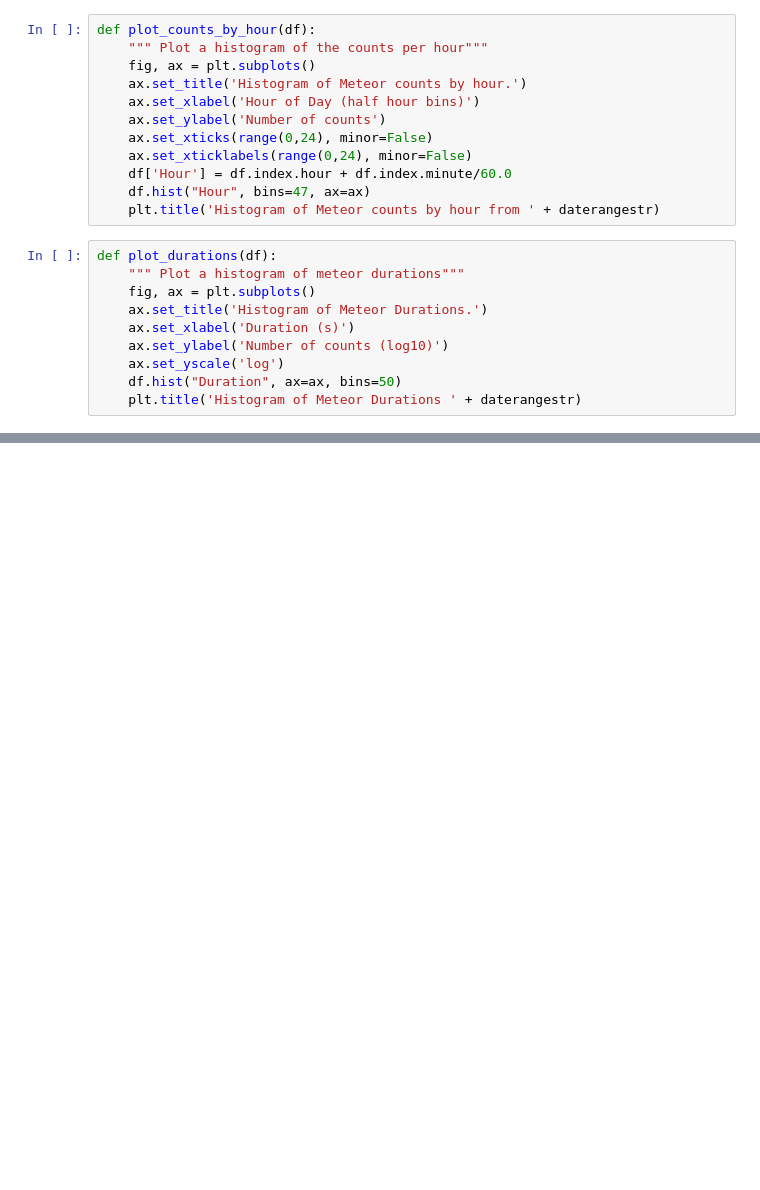
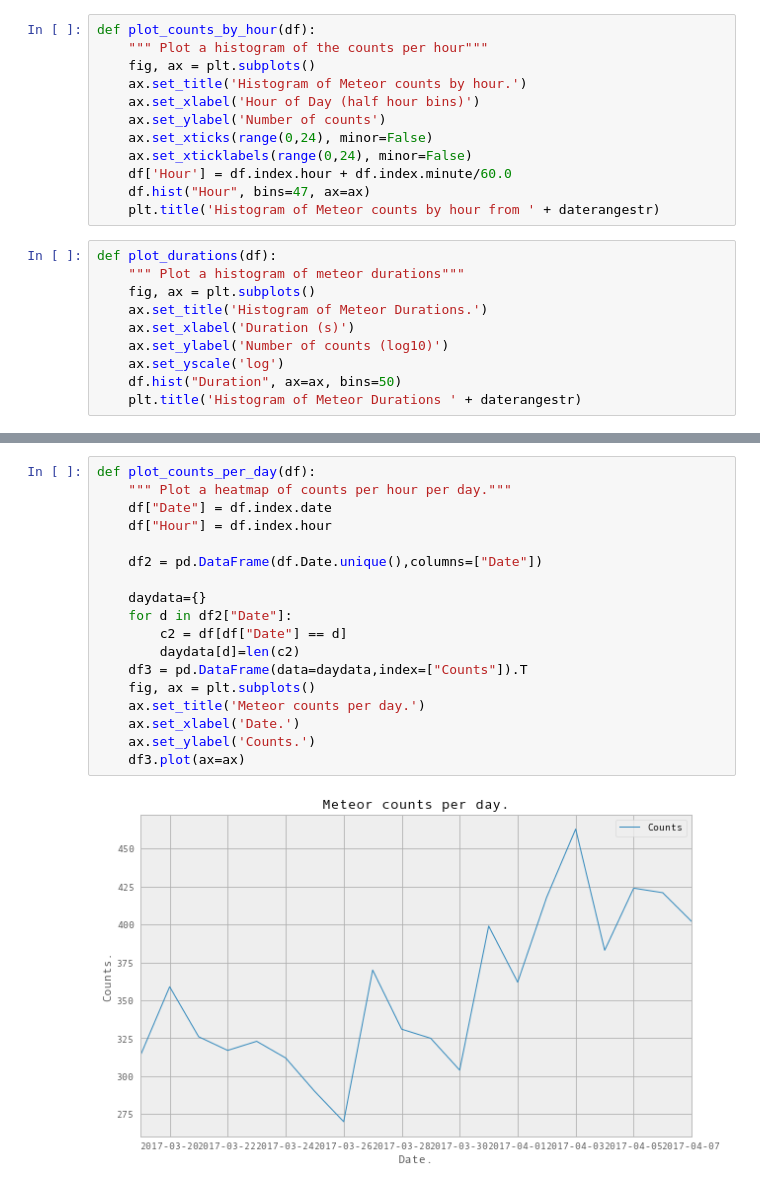
Before and after one commit to albertw/astronomy-notebooks, a Jupyter notebook: Meteor Data Processing.ipynb, the cells around one changed output, grey strips where cells are left out. Drawn from its saved outputs; the diff is of its cells as text; blank space fills up the shorter version.

Commit message:
Added MEteors per day line plot.

```diff
--- a/Meteor Data Processing.ipynb
+++ b/Meteor Data Processing.ipynb
@@ -96,6 +96,26 @@ def plot_heatmap(df):
     ax.set_xlabel('Hour of Day.')
     ax.set_ylabel('Date.')
     cbar.ax.set_title('# Meteors.')
+# %%
+def plot_counts_per_day(df):
+    """ Plot a heatmap of counts per hour per day."""
+    df["Date"] = df.index.date
+    df["Hour"] = df.index.hour
+
+    df2 = pd.DataFrame(df.Date.unique(),columns=["Date"])
+
+    daydata={}
+    for d in df2["Date"]:
+        c2 = df[df["Date"] == d]
+        daydata[d]=len(c2)
+    df3 = pd.DataFrame(data=daydata,index=["Counts"]).T
+    fig, ax = plt.subplots()
+    ax.set_title('Meteor counts per day.')
+    ax.set_xlabel('Date.')
+    ax.set_ylabel('Counts.')
+    df3.plot(ax=ax)
+# %% [output]
+[figure, added]
 # %%
 plot_counts_by_hour(df)
 plot_durations(df)
```
Also changed, not shown: parts of 4 cells of this notebook.
